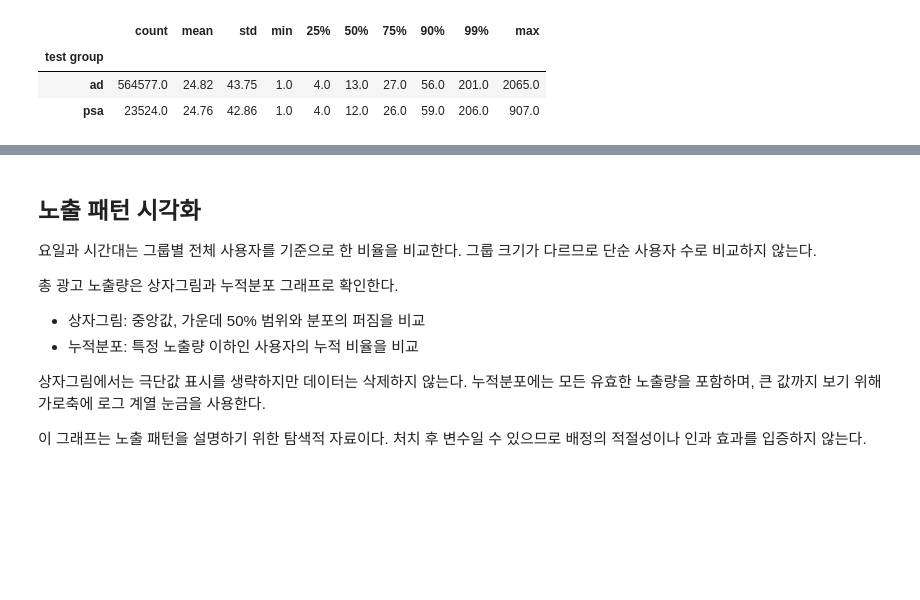
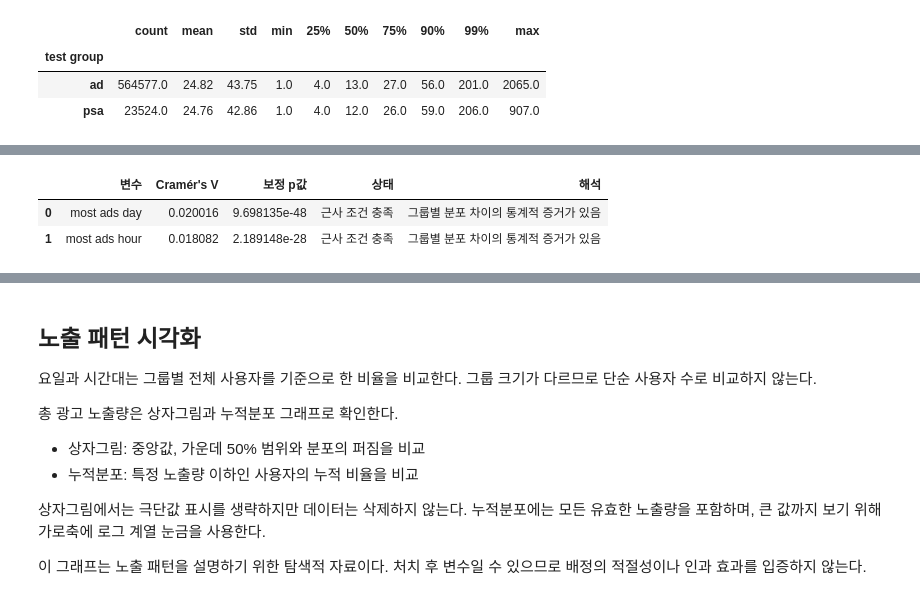
Before and after one commit to uni7346-ai/DI, a Jupyter notebook: AB_Test/AB_test1.ipynb, the cells around one changed output, grey strips where cells are left out. Drawn from its saved outputs; the diff is of its cells as text; code cells hidden in the pictures; blank space fills up the shorter version.

Commit message:
Update AB_Test: A/B 테스트 노트북 및 보고서 업데이트
Co-Authored-By: Claude Opus 5.5 <noreply@anthropic.com>

```diff
--- a/AB_Test/AB_test1.ipynb
+++ b/AB_Test/AB_test1.ipynb
@@ -33,7 +33,7 @@ import pandas as pd
 from scipy import stats
 from IPython.display import display, Markdown
 
-CSV_PATH = Path("/Users/limsunghun/Downloads/marketing_AB.csv")
+CSV_PATH = Path("/Users/limsunghun/python/DI/AB_Test/marketing_AB.csv")
 GROUPS = ["ad", "psa"]
 ALPHA = 0.05
 
@@ -293,0 +330,76 @@ if "total ads" in analysis_df.columns:
+# %%
+# 기존 점검 결과를 한곳에 요약합니다.
+# SRM의 대체 검정이나 무작위 배정의 합격 판정이 아닙니다.
+
+print("=== SRM 및 보조 점검 요약 ===")
+print(f"\nSRM: {srm_status}")
+
+print("\n[1. 사용자 중복·그룹 간 중복]")
+display(
+    quality_checks.loc[
+        [
+            "중복 사용자 수",
+            "중복 사용자에 해당하는 전체 행",
+            "여러 처치 라벨에 등장한 사용자",
+        ]
+    ].to_frame("건수")
+)
+
+print("\n[2. 요일·시간대 분포]")
+if pattern_results:
+    pattern_summary = pd.DataFrame(pattern_results).copy()
+
+    def interpret_pattern(row):
+        p = row["보정 p값"]
+
+        if pd.isna(p):
+            return "기대 빈도 부족으로 판단 보류"
+        if p < ALPHA:
+            return "그룹별 분포 차이의 통계적 증거가 있음"
+        return "분포 차이의 증거가 부족함 — 동일함을 입증하지는 않음"
+
+    pattern_summary["해석"] = pattern_summary.apply(
+        interpret_pattern, axis=1
+    )
+    display(pattern_summary)
+else:
+    print("검정 가능한 요일·시간대 결과가 없습니다.")
+
+print("\n[3. 총 노출량 분포]")
+if "total ads" not in analysis_df.columns:
+    print("컬럼이 없어 점검하지 못했습니다.")
+else:
+    ads_check = pd.to_numeric(
+        analysis_df["total ads"], errors="coerce"
+    )
+    invalid = (
+        ads_check.isna()
+        | ~np.isfinite(ads_check)
+        | ads_check.lt(0)
+    )
+
+    if invalid.any():
+        print(
+            f"누락·잘못된 값 {int(invalid.sum()):,}행: "
+            "노출량 비교를 보류합니다."
+        )
+    else:
+        display(
+            analysis_df[["test group"]]
+            .assign(total_ads=ads_check)
+            .groupby("test group")["total_ads"]
+            .describe(percentiles=[0.25, 0.5, 0.75, 0.9, 0.99])
+            .reindex(GROUPS)
+            .round(2)
+        )
+
+print(
+    "\n해석 주의:\n"
+    "- 위 점검은 SRM을 대체하거나 무작위 배정을 증명하지 않습니다.\n"
+    "- 요일·시간대·노출량은 처치 후 변수일 수 있습니다.\n"
+    "- 분포 차이를 배정 오류로 단정하거나, "
+    "이 변수들로 사용자를 제외·전환율을 보정하지 않습니다.\n"
+    "- 전환율 결과는 사용자 간 독립성 등을 가정한 "
+    "탐색적 비교로 해석합니다."
+)
+# %% [output]
@@ -293,0 +416,3 @@ if "total ads" in analysis_df.columns:
+|  | 변수 | Cramér's V | 보정 p값 | 상태 | 해석 |
+| 0 | most ads day | 0.020016 | 9.698135e-48 | 근사 조건 충족 | 그룹별 분포 차이의 통계적 증거가 있음 |
+| 1 | most ads hour | 0.018082 | 2.189148e-28 | 근사 조건 충족 | 그룹별 분포 차이의 통계적 증거가 있음 |
```
Also changed, not shown: parts of 2 cells of this notebook, 1 other file.
